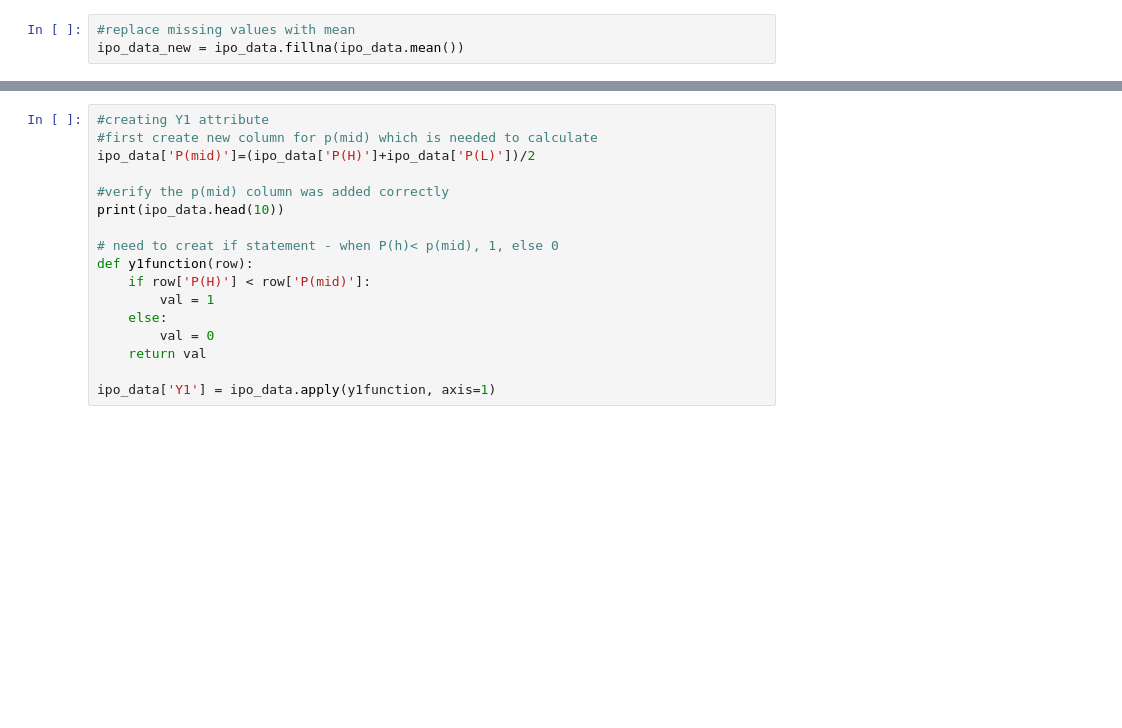
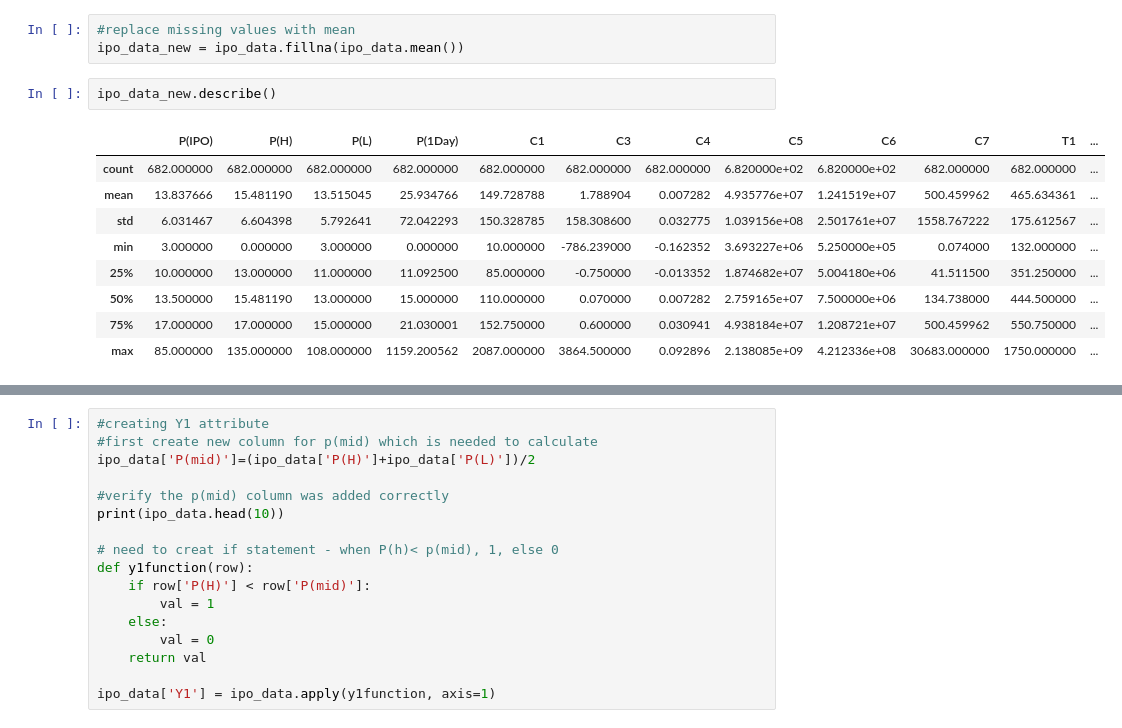
Before and after one commit to ConorFeeney/IS540-Code, a Jupyter notebook: Python for Comp 1/Comp1_NewVars_Norm_Working.ipynb, the cells around one changed output, grey strips where cells are left out. Drawn from its saved outputs; the diff is of its cells as text; blank space fills up the shorter version.

```diff
--- a/Python for Comp 1/Comp1_NewVars_Norm_Working.ipynb
+++ b/Python for Comp 1/Comp1_NewVars_Norm_Working.ipynb
@@ -34,3 +34,15 @@ ipo_data.describe()
 # %%
 #replace missing values with mean
 ipo_data_new = ipo_data.fillna(ipo_data.mean())
+# %%
+ipo_data_new.describe()
+# %% [output]
+|  | P(IPO) | P(H) | P(L) | P(1Day) | C1 | C3 | C4 | C5 | C6 | C7 | T1 | ... |
+| count | 682.000000 | 682.000000 | 682.000000 | 682.000000 | 682.000000 | 682.000000 | 682.000000 | 6.820000e+02 | 6.820000e+02 | 682.000000 | 682.000000 | ... |
+| mean | 13.837666 | 15.481190 | 13.515045 | 25.934766 | 149.728788 | 1.788904 | 0.007282 | 4.935776e+07 | 1.241519e+07 | 500.459962 | 465.634361 | ... |
+| std | 6.031467 | 6.604398 | 5.792641 | 72.042293 | 150.328785 | 158.308600 | 0.032775 | 1.039156e+08 | 2.501761e+07 | 1558.767222 | 175.612567 | ... |
+| min | 3.000000 | 0.000000 | 3.000000 | 0.000000 | 10.000000 | -786.239000 | -0.162352 | 3.693227e+06 | 5.250000e+05 | 0.074000 | 132.000000 | ... |
+| 25% | 10.000000 | 13.000000 | 11.000000 | 11.092500 | 85.000000 | -0.750000 | -0.013352 | 1.874682e+07 | 5.004180e+06 | 41.511500 | 351.250000 | ... |
+| 50% | 13.500000 | 15.481190 | 13.000000 | 15.000000 | 110.000000 | 0.070000 | 0.007282 | 2.759165e+07 | 7.500000e+06 | 134.738000 | 444.500000 | ... |
+| 75% | 17.000000 | 17.000000 | 15.000000 | 21.030001 | 152.750000 | 0.600000 | 0.030941 | 4.938184e+07 | 1.208721e+07 | 500.459962 | 550.750000 | ... |
+| max | 85.000000 | 135.000000 | 108.000000 | 1159.200562 | 2087.000000 | 3864.500000 | 0.092896 | 2.138085e+09 | 4.212336e+08 | 30683.000000 | 1750.000000 | ... |
```
Also changed, not shown: parts of 1 cell of this notebook.
